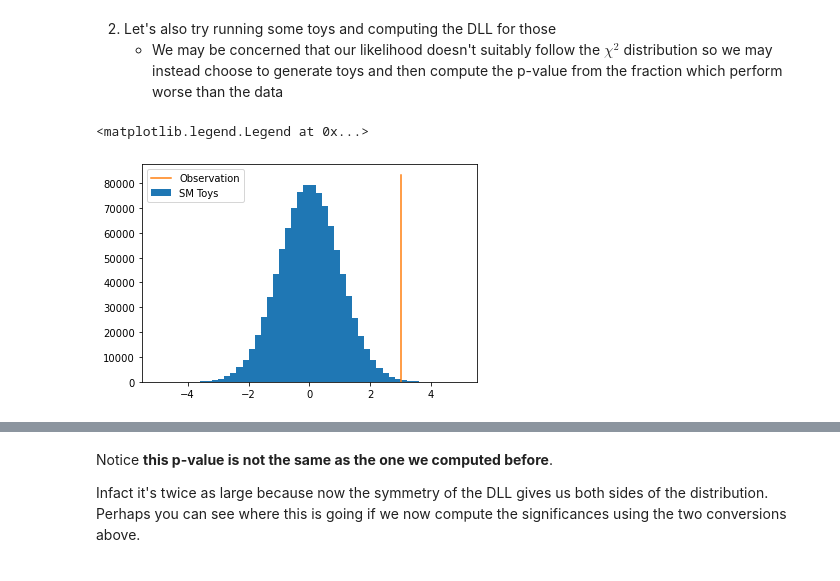
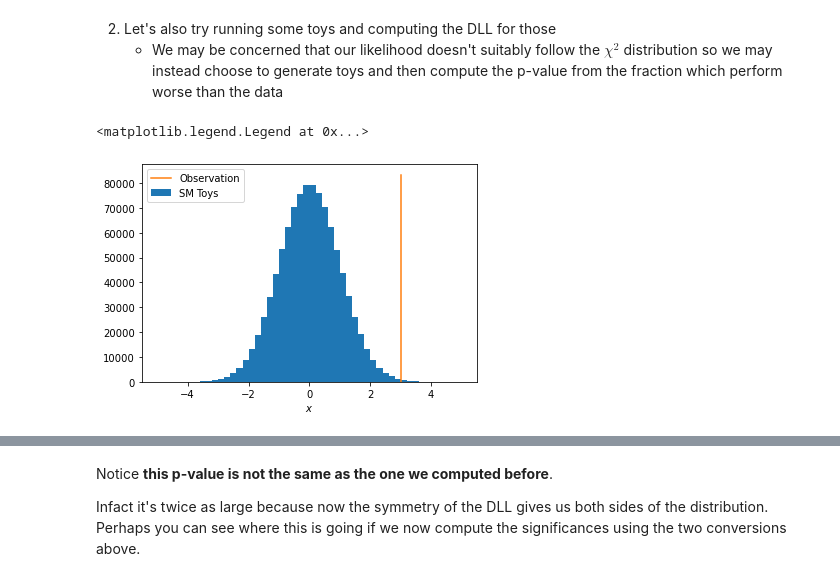
Before and after one commit to matthewkenzie/notebooks, a Jupyter notebook: pvalues.ipynb, the cells around one changed output, grey strips where cells are left out. Drawn from its saved outputs; the diff is of its cells as text; code cells hidden in the pictures.

```diff
--- a/pvalues.ipynb
+++ b/pvalues.ipynb
@@ -118,14 +118,15 @@ Significance: 3.0
 # %%
 ### Generate toys from the SM distribution
 sm_toys = sm_exp.rvs(size=1000000)
 
 ### Can plot this distribution with the data observation
 plt.hist( sm_toys, range=(-5,5), bins=50, label='SM Toys')
 plt.plot( (data_obs[0],data_obs[0]), (0,plt.ylim()[1]), label='Observation' )
+plt.xlabel('$x$')
 plt.legend()
 # %% [output]
 <matplotlib.legend.Legend at 0x...>
-[figure, old version]
+[figure, new version]
 # %%
 ### Now for each toy we compute the DLL between the toy value and the SM expectation
 toy_dlls = nll( sm_val, sm_toys, data_obs[1] ) - nll(sm_toys, sm_toys, data_obs[1])
```
Also changed, not shown: parts of 7 cells of this notebook, 2 other files.
